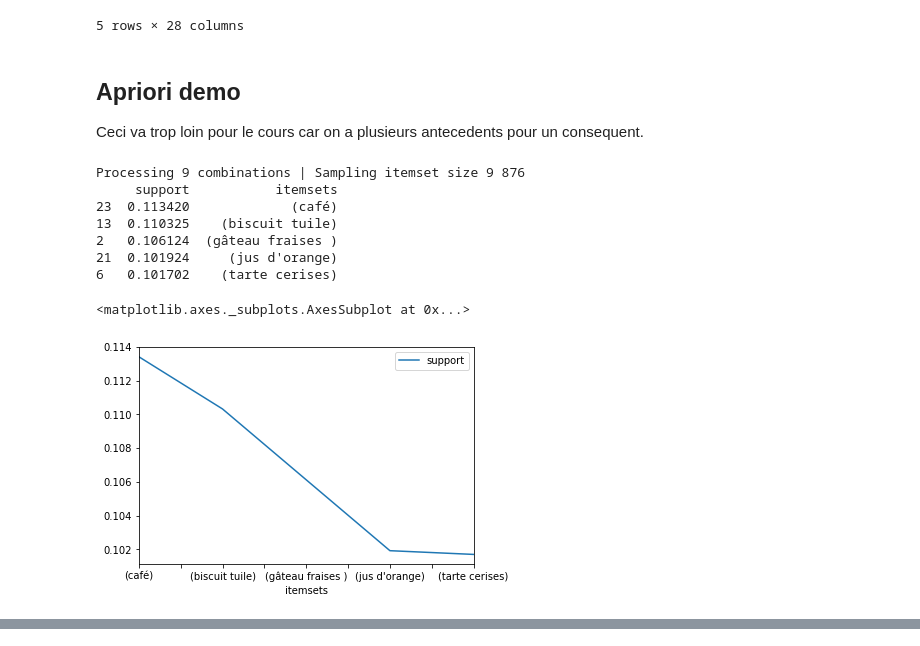
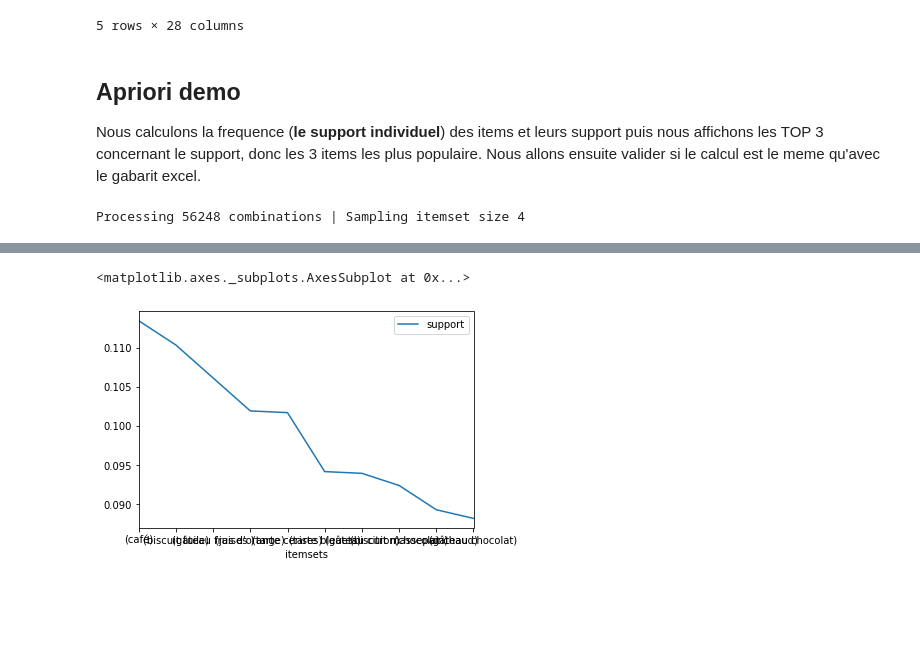
Before and after one commit to abouchard-ds/MATH30650, a Jupyter notebook: cours3_association/Sceance03.ipynb, the cells around one changed output, grey strips where cells are left out. Cells and saved outputs as stored; diff of their text form; code cells hidden in the pictures; blank space fills up the shorter version.

```diff
--- a/cours3_association/Sceance03.ipynb
+++ b/cours3_association/Sceance03.ipynb
@@ -101,23 +101,15 @@ df2.head()
 | 3 | 0 | 0 | 0 | 0 | 0 | 0 | ... |
 | 4 | 0 | 0 | 0 | 1 | 0 | 0 | ... |
 5 rows × 28 columns
-# %% [markdown]
-## Apriori demo
-
-Ceci va trop loin pour le cours car on a plusieurs antecedents pour un consequent.
+# %% [markdown]
+## Apriori demo
+
+Nous calculons la frequence (**le support individuel**) des items et leurs support puis nous affichons les TOP 3 concernant le support, donc les 3 items les plus populaire. Nous allons ensuite valider si le calcul est le meme qu'avec le gabarit excel.
 # %%
 freq_items = apriori(df2, min_support=0.0002, use_colnames=True, verbose=1)
-print(freq_items.sort_values(by=['support'],ascending=False).head())
+print(freq_items.sort_values(by=['support'],ascending=False).head(3))
 # %% [output]
-Processing 9 combinations | Sampling itemset size 9 876
-     support           itemsets
-23  0.113420             (café)
-13  0.110325    (biscuit tuile)
-2   0.106124  (gâteau fraises )
-21  0.101924     (jus d'orange)
-6   0.101702    (tarte cerises)
+Processing 56248 combinations | Sampling itemset size 4
-<matplotlib.axes._subplots.AxesSubplot at 0x...>
-[figure, removed]
 # %% [markdown]
 ### Validation avec le fichier excel
 
@@ -125,7 +117,10 @@ Processing 9 combinations | Sampling itemset size 9 876
 
 Nous avons bien les memes supports pour les Top items
 # %%
-freq_items.sort_values(by=['support'],ascending=False).head(5).plot(x='itemsets',y='support')
+freq_items.sort_values(by=['support'],ascending=False).head(10).plot(x='itemsets',y='support')
+# %% [output]
+<matplotlib.axes._subplots.AxesSubplot at 0x...>
+[figure, added]
 # %%
 rules = association_rules(freq_items, metric="confidence", min_threshold=0.6)
 rules.head()
```
